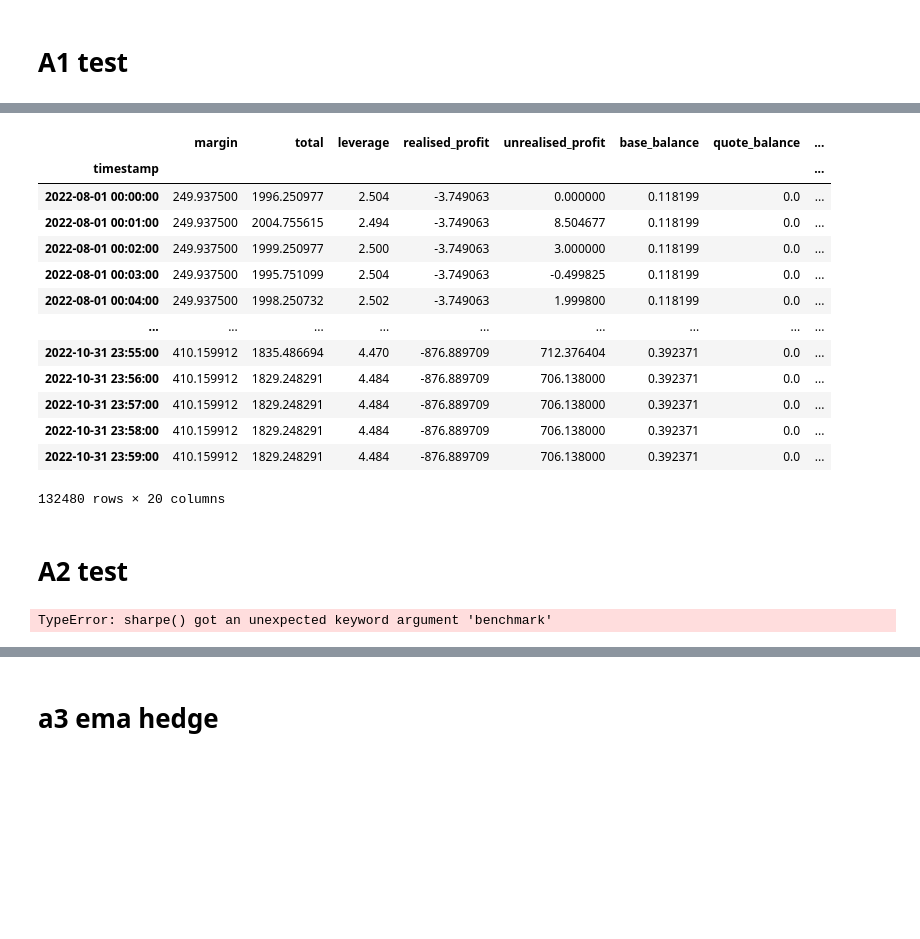
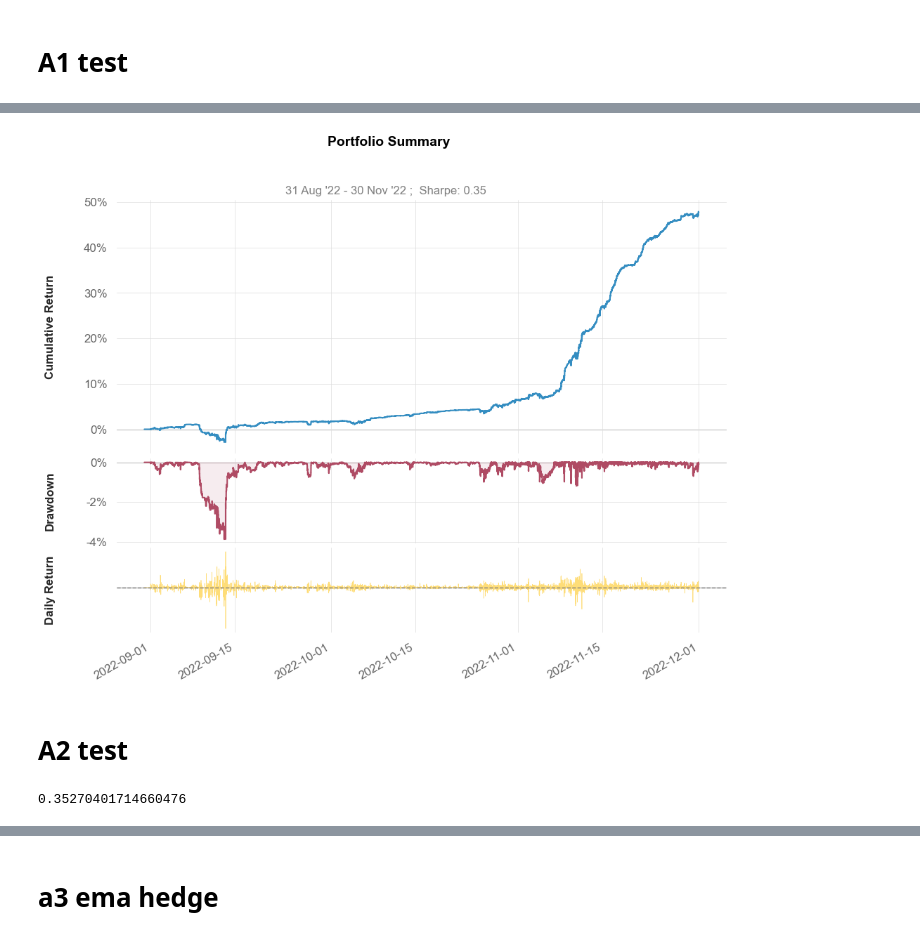
Before and after one commit to scottliyq/demeter, a Jupyter notebook: working/hedge_test.ipynb, the cells around one changed output, grey strips where cells are left out. Cells and saved outputs as stored; diff of their text form; code cells hidden in the pictures; blank space fills up the shorter version.

```diff
--- a/working/hedge_test.ipynb
+++ b/working/hedge_test.ipynb
@@ -10,7 +10,7 @@ import pandas as pd
 import  matplotlib.pylab as plt
 # import logging
 # from logging import handlers
-from load_data import pool_id_1_eth_u_500
+from load_data import pool_id_1_eth_u_500,pool_id_1_wbtc_u_3000
 
 from strategy_ploter import  plot_position_return_decomposition
 
@@ -29,21 +29,19 @@ def backtest_boll(a, hedge_spread_split,hedge_spread_rate,alpha,boll_period_n):
 
     ema_max_spread_rate = round(0.2,4)
 
-    eth = TokenInfo(name="eth", decimal=18)
-    usdc = TokenInfo(name="usdc", decimal=6)
-    pool = PoolBaseInfo(usdc, eth, 0.05, usdc)
+
 
     #收益计算基础参数
     # net_value_base = 'ETH'
 
-    runner_instance = Actuator(pool)
+    runner_instance = Actuator(PAIR_POOL)
     # runner_instance.enable_notify = False
     runner_instance.strategy = HedgeSTBoll(a=decimal_a,hedge_spread_split = decimal_hedge_spread_split,hedge_spread_rate=decimal_hedge_spread_rate,alpha=alpha,ema_max_spread_rate=ema_max_spread_rate,period_n=int(boll_period_n))
-    runner_instance.set_assets([Asset(usdc, 10000)])
-    save_path = f"../demeter/data/ETH/{pool_id_1_eth_u_500}"
+    runner_instance.set_assets([Asset(USDC, 1000000)])
+    save_path = f"../demeter/data/ETH/{POOL_ID}"
     runner_instance.data_path = save_path
     runner_instance.load_data(ChainType.Ethereum.name,
-                                pool_id_1_eth_u_500,
+                                POOL_ID,
                                 DATE_START,
                                DATE_END)
     runner_instance.run(enable_notify=False)
@@ -60,6 +58,7 @@ def backtest_boll(a, hedge_spread_split,hedge_spread_rate,alpha,boll_period_n):
     final_price = runner_instance.final_status.price
 
     final_total_eth_value = round(final_total_usdc_value / final_price,3)
+
 
     notice = f"ema+alpha:{RUNNING_TIME} times, a:{decimal_a}, hedge_spread_split:{decimal_hedge_spread_split}, hedge_spread_rate:{decimal_hedge_spread_rate},alpa:{alpha}"
     result =f" result: outside_ema_count:{outside_ema_count},hedge count:{hedge_count} final_total_eth_value:{final_total_eth_value},final_total_usdc_value:{final_total_usdc_value}"
@@ -103,7 +102,7 @@ def backtest_instance(a, hedge_spread_split,hedge_spread_rate,alpha):
     runner_instance = Actuator(pool)
     # runner_instance.enable_notify = False
     runner_instance.strategy = HedgeST(decimal_a,decimal_hedge_spread_split,decimal_hedge_spread_rate,alpha)
-    runner_instance.set_assets([Asset(usdc, 10000)])
+    runner_instance.set_assets([Asset(usdc, 1000000)])
     save_path = f"../demeter/data/ETH/{pool_id_1_eth_u_500}"
     runner_instance.data_path = save_path
     runner_instance.load_data(ChainType.Ethereum.name,
@@ -267,32 +291,19 @@ ETH profit: 0.915, profit_rate: 0.128
+# %%
+qs.plots.snapshot(df_merge['total_value_eth'])
+# %% [output]
+[figure, added]
 # %%
 
 
 filename = f"{NET_VALUE_BASE}_{DATE_START}_{DATE_END}_{a}_{hedge_spread_split}_{hedge_spread_rate}_{alpha}_{period_n}.html"
 # df_merge['total_value'].plot_snapshot()
 qs.reports.html(df_merge['total_value_eth'],benchmark=df_merge['net_value_eth'],mode='full',periods_per_year=365, download_filename=f"./reports/{filename}",output='report')
-# %%
-df_merge
-# %% [output]
-|  | margin | total | leverage | realised_profit | unrealised_profit | base_balance | quote_balance | ... |
-| timestamp |  |  |  |  |  |  |  | ... |
-| 2022-08-01 00:00:00 | 249.937500 | 1996.250977 | 2.504 | -3.749063 | 0.000000 | 0.118199 | 0.0 | ... |
-| 2022-08-01 00:01:00 | 249.937500 | 2004.755615 | 2.494 | -3.749063 | 8.504677 | 0.118199 | 0.0 | ... |
-| 2022-08-01 00:02:00 | 249.937500 | 1999.250977 | 2.500 | -3.749063 | 3.000000 | 0.118199 | 0.0 | ... |
-| 2022-08-01 00:03:00 | 249.937500 | 1995.751099 | 2.504 | -3.749063 | -0.499825 | 0.118199 | 0.0 | ... |
-| 2022-08-01 00:04:00 | 249.937500 | 1998.250732 | 2.502 | -3.749063 | 1.999800 | 0.118199 | 0.0 | ... |
-| ... | ... | ... | ... | ... | ... | ... | ... | ... |
-| 2022-10-31 23:55:00 | 410.159912 | 1835.486694 | 4.470 | -876.889709 | 712.376404 | 0.392371 | 0.0 | ... |
-| 2022-10-31 23:56:00 | 410.159912 | 1829.248291 | 4.484 | -876.889709 | 706.138000 | 0.392371 | 0.0 | ... |
-| 2022-10-31 23:57:00 | 410.159912 | 1829.248291 | 4.484 | -876.889709 | 706.138000 | 0.392371 | 0.0 | ... |
-| 2022-10-31 23:58:00 | 410.159912 | 1829.248291 | 4.484 | -876.889709 | 706.138000 | 0.392371 | 0.0 | ... |
-| 2022-10-31 23:59:00 | 410.159912 | 1829.248291 | 4.484 | -876.889709 | 706.138000 | 0.392371 | 0.0 | ... |
-132480 rows × 20 columns
 # %% [markdown]
 # A2 test
 # %%
-df_merge['total_value_eth'].sharpe(benchmark=df_merge['net_value_eth'])
+df_merge['total_value_eth'].sharpe()
 # %% [output]
-TypeError: sharpe() got an unexpected keyword argument 'benchmark'
+0.35270401714660476
 # %%
 a = 1.20
 hedge_spread_split = 2.5
```
Also changed, not shown: parts of 6 cells of this notebook, 4 other files.
